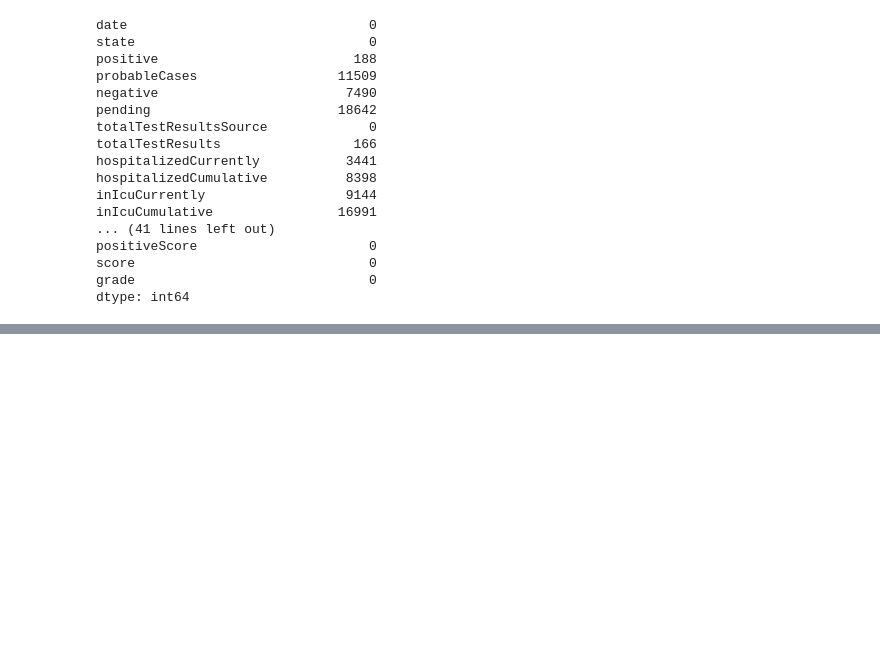
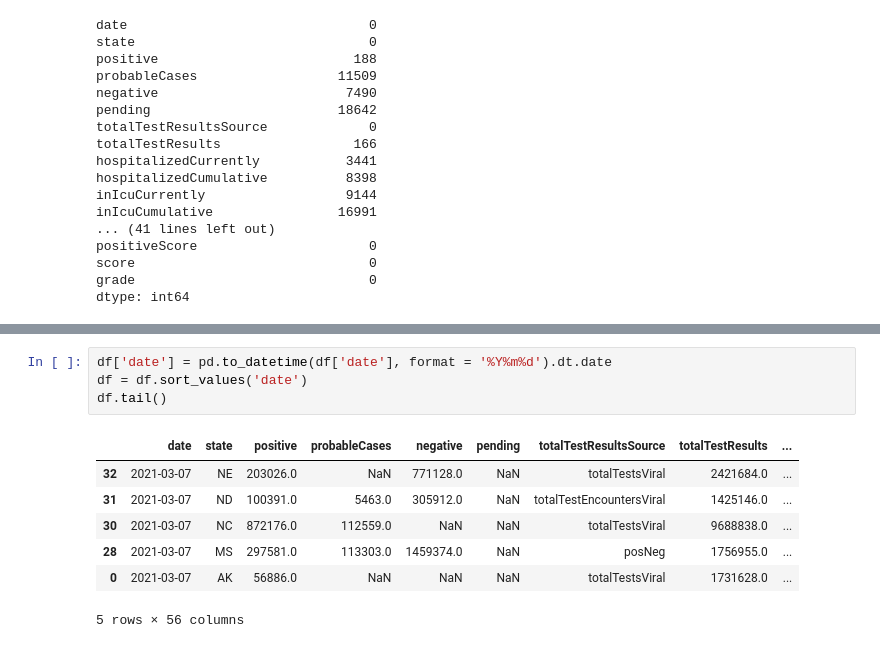
Before and after one commit to AI-School-F5-P2/proyecto_Datathon_equipo_5, a Jupyter notebook: main.ipynb, the cells around one changed output, grey strips where cells are left out. Cells and saved outputs as stored; diff of their text form; blank space fills up the shorter version.

```diff
--- a/main.ipynb
+++ b/main.ipynb
@@ -69,0 +165,12 @@ dtype: int64
+# %%
+df['date'] = pd.to_datetime(df['date'], format = '%Y%m%d').dt.date
+df = df.sort_values('date')
+df.tail()
+# %% [output]
+|  | date | state | positive | probableCases | negative | pending | totalTestResultsSource | totalTestResults | ... |
+| 32 | 2021-03-07 | NE | 203026.0 | NaN | 771128.0 | NaN | totalTestsViral | 2421684.0 | ... |
+| 31 | 2021-03-07 | ND | 100391.0 | 5463.0 | 305912.0 | NaN | totalTestEncountersViral | 1425146.0 | ... |
+| 30 | 2021-03-07 | NC | 872176.0 | 112559.0 | NaN | NaN | totalTestsViral | 9688838.0 | ... |
+| 28 | 2021-03-07 | MS | 297581.0 | 113303.0 | 1459374.0 | NaN | posNeg | 1756955.0 | ... |
+| 0 | 2021-03-07 | AK | 56886.0 | NaN | NaN | NaN | totalTestsViral | 1731628.0 | ... |
+5 rows × 56 columns
```
Also changed, not shown: parts of 20 cells of this notebook.
